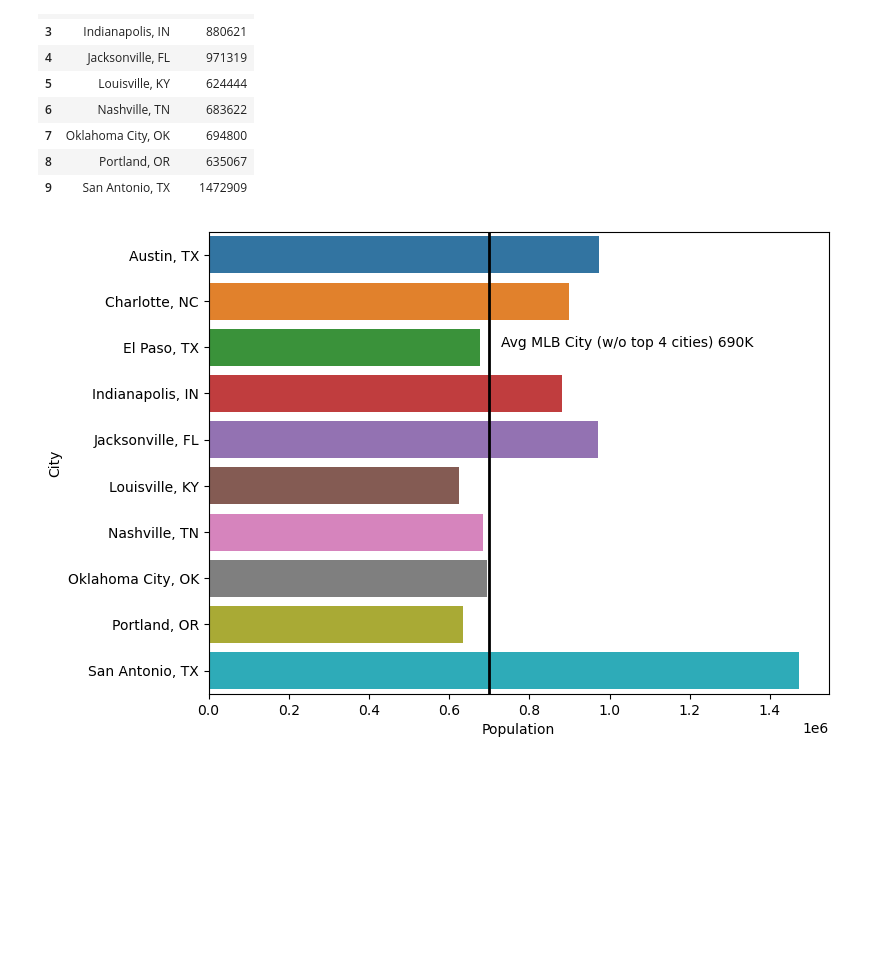
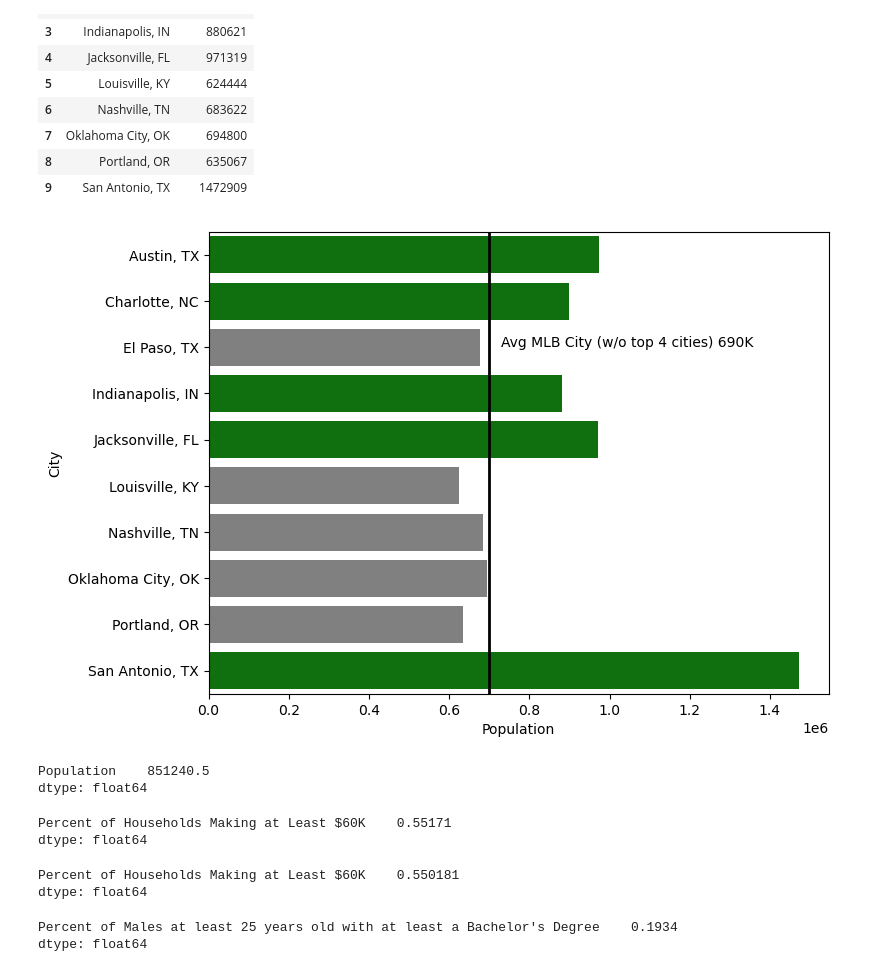
Before and after one commit to NashvilleNorris/norris_capstone, a Jupyter notebook: data/capstone.ipynb, the cells around one changed output. Saved outputs shown, nothing was run; the diff lists cells and outputs as text; code cells hidden in the pictures; blank space fills up the shorter version.

```diff
--- a/data/capstone.ipynb
+++ b/data/capstone.ipynb
@@ -184,8 +199,8 @@ pop_no_team
 # %%
 fig, ax = plt.subplots(figsize=(8, 6))
 sns.barplot(x = "Population",
-            y = "City",
+            y = "City", palette = cols_pop,
            data = pop_no_team).axvline(x=700000, color= 'black', linewidth=2)
 ax.text(730000,2, "Avg MLB City (w/o top 4 cities) 690K");
 # %% [output]
-[figure, old version]
+[figure, new version]
@@ -191,0 +209,20 @@ ax.text(730000,2, "Avg MLB City (w/o top 4 cities) 690K");
+# %%
+pop_no_team.mean()
+# %% [output]
+Population    851240.5
+dtype: float64
+# %%
+income_no_team.mean()
+# %% [output]
+Percent of Households Making at Least $60K    0.55171
+dtype: float64
+# %%
+income_has_team.mean()
+# %% [output]
+Percent of Households Making at Least $60K    0.550181
+dtype: float64
+# %%
+education_no_team.mean()
+# %% [output]
+Percent of Males at least 25 years old with at least a Bachelor's Degree    0.1934
+dtype: float64
```
Also changed, not shown: parts of 15 cells of this notebook.
